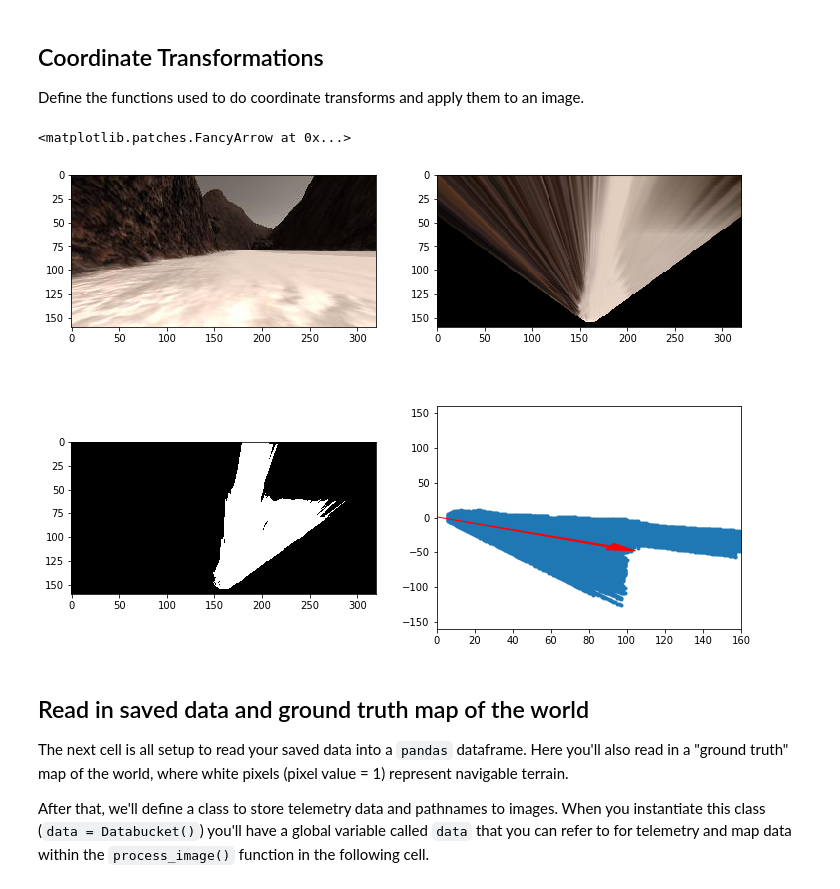
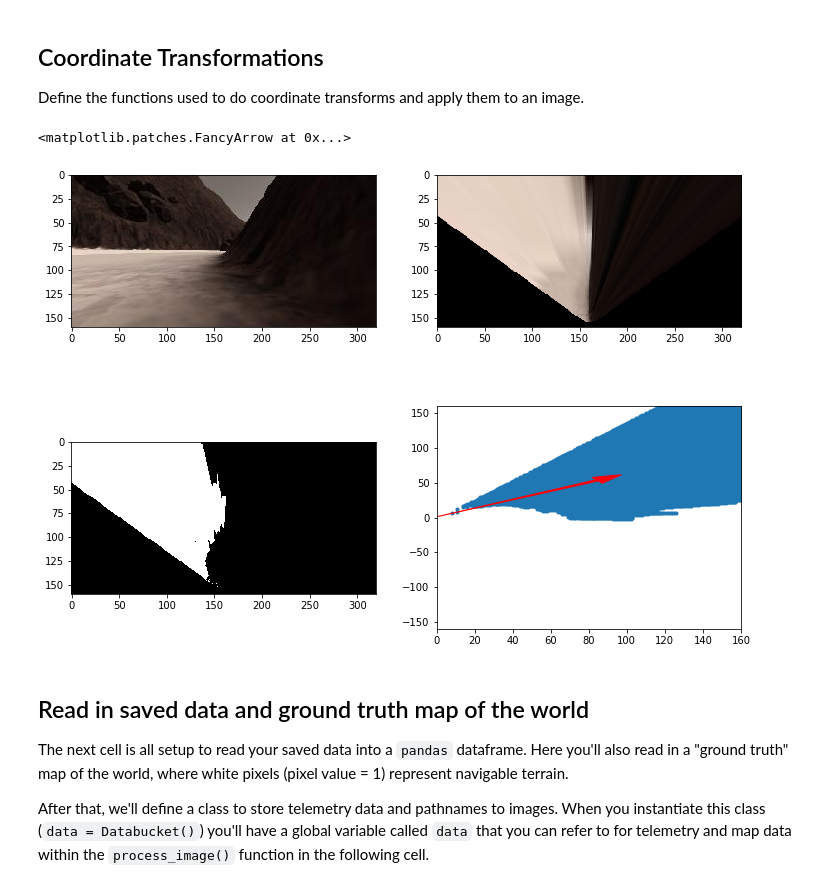
Before and after one commit to gangadhara691/RoboND-Rover-Project, a Jupyter notebook: code/Rover_Project_Test_Notebookmy.ipynb, the cells around one changed output. Drawn from its saved outputs; the diff is of its cells as text; code cells hidden in the pictures.

```diff
--- a/code/Rover_Project_Test_Notebookmy.ipynb
+++ b/code/Rover_Project_Test_Notebookmy.ipynb
@@ -150,8 +75,8 @@ def perspect_transform(img, src, dst):
 
     M = cv2.getPerspectiveTransform(src, dst)
     warped = cv2.warpPerspective(img, M, (img.shape[1], img.shape[0]))# keep same size as input image
-
-    return warped
+    mask = cv2.warpPerspective(np.ones_like(img[:,:,0]), M, (img.shape[1], img.shape[0]))# keep same size as input image
+    return warped,mask
 
 
 # Define calibration box in source (actual) and destination (desired) coordinates
@@ -170,8 +95,14 @@
                   [image.shape[1]/2 - dst_size, image.shape[0] - 2*dst_size - bottom_offset],
                   ])
 img_roc=np.copy(rock_img )
-warped = perspect_transform(img_roc, source, destination)
-plt.imshow(warped[:,:,0])
+warped,mask = perspect_transform(grid_img, source, destination)
+
+
+fig = plt.figure(figsize=(12,3))
+plt.subplot(121)
+plt.imshow(warped)
+plt.subplot(122)
+plt.imshow(mask,cmap="gray")
 #scipy.misc.imsave('../output/warped_example.jpg', warped)
 # %% [output]
 <matplotlib.image.AxesImage at 0x...>
@@ -361,32 +230,6 @@ def translate_pix(xpix_rot, ypix_rot, xpos, ypos, scale):
     # Return the result
     return xpix_translated, ypix_translated
 
-# # Define a function to apply a rotation to pixel positions
-# def rotate_pix(xpix, ypix, yaw):
-#     # TODO:
-#     # Convert yaw to radians
-#     import numpy as np
-#     # yaw angle is recorded in degrees so first convert to radians
-#     yaw_rad = yaw * np.pi / 180
-#     xpix_rotated = xpix * np.cos(yaw_rad) - ypix * np.sin(yaw_rad)
-#     ypix_rotated = xpix * np.sin(yaw_rad) + ypix * np.cos(yaw_rad)
-#     # Return the result
-#     return xpix_rotated, ypix_rotated
-
-# # Define a function to perform a translation
-# def translate_pix(xpix_rot, ypix_rot, xpos, ypos, scale):
-#     # TODO:
-#     # Apply a scaling and a translation
-#     # Assume a scale factor of 10 between world space pixels and rover space pixels
-#     scale = 10
-#     # Perform translation and convert to integer since pixel values can't be float
-#     x_world = np.int_(xpos + (xpix_rot / scale))
-#     y_world = np.int_(ypos + (ypix_rot / scale))
-#     xpix_translated =  x_world
-#     ypix_translated =  y_world
-#     # Return the result
-#     return xpix_translated, ypix_translated
-
 # Define a function to apply rotation and translation (and clipping)
 # Once you define the two functions above this function should work
 def pix_to_world(xpix, ypix, xpos, ypos, yaw, world_size, scale):
@@ -401,32 +244,32 @@ def pix_to_world(xpix, ypix, xpos, ypos, yaw, world_size, scale):
     return x_pix_world, y_pix_world
 
 # Grab another random image
 # idx = np.random.randint(0, len(img_list)-1)
 image = mpimg.imread(img_list[idx])
-warped = perspect_transform(image, source, destination)
+warped,mask = perspect_transform(image, source, destination)
 threshed = color_thresh(warped)
 
 # Calculate pixel values in rover-centric coords and distance/angle to all pixels
 xpix, ypix = rover_coords(threshed)
 dist, angles = to_polar_coords(xpix, ypix)
 mean_dir = np.mean(angles)
 
 # Do some plotting
 fig = plt.figure(figsize=(12,9))
 plt.subplot(221)
 plt.imshow(image)
 plt.subplot(222)
 plt.imshow(warped)
 plt.subplot(223)
 plt.imshow(threshed, cmap='gray')
 plt.subplot(224)
 plt.plot(xpix, ypix, '.')
 plt.ylim(-160, 160)
 plt.xlim(0, 160)
 arrow_length = 100
 x_arrow = arrow_length * np.cos(mean_dir)
 y_arrow = arrow_length * np.sin(mean_dir)
 plt.arrow(0, 0, x_arrow, y_arrow, color='red', zorder=2, head_width=10, width=2)
 # %% [output]
 <matplotlib.patches.FancyArrow at 0x...>
-[figure, old version]
+[figure, new version]
```
Also changed, not shown: parts of 15 cells of this notebook, 5 other files.
